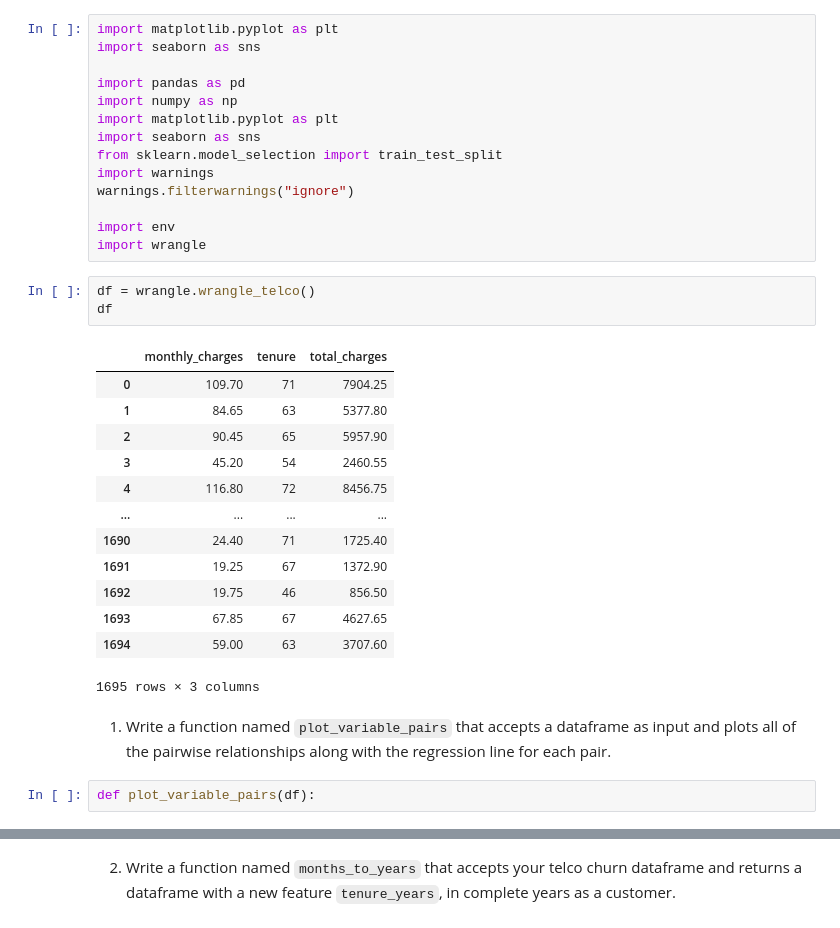
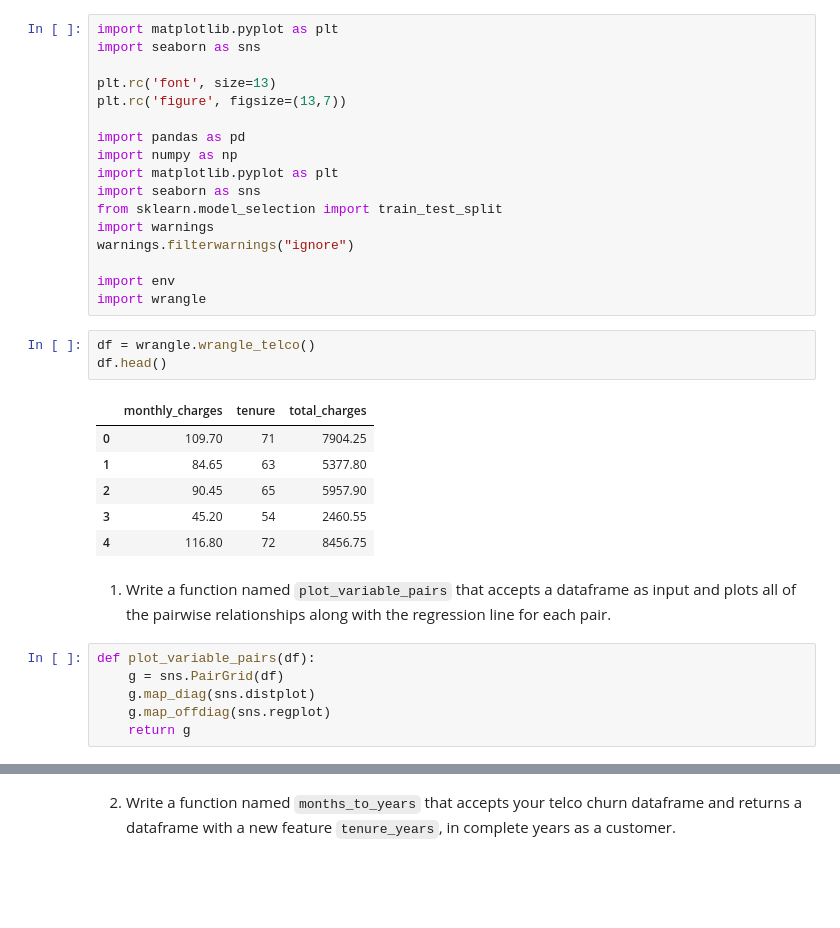
Before and after one commit to Brandon-Martinez27/regression-exercises, a Jupyter notebook: explore_telco.ipynb, the cells around one changed output, grey strips where cells are left out. Drawn from its saved outputs; the diff is of its cells as text; blank space fills up the shorter version.

```diff
--- a/explore_telco.ipynb
+++ b/explore_telco.ipynb
@@ -1,6 +1,9 @@
 # %%
 import matplotlib.pyplot as plt
 import seaborn as sns
+
+plt.rc('font', size=13)
+plt.rc('figure', figsize=(13,7))
 
 import pandas as pd
 import numpy as np
@@ -14,22 +17,19 @@ import env
 import wrangle
 # %%
 df = wrangle.wrangle_telco()
-df
+df.head()
 # %% [output]
 |  | monthly_charges | tenure | total_charges |
 | 0 | 109.70 | 71 | 7904.25 |
 | 1 | 84.65 | 63 | 5377.80 |
 | 2 | 90.45 | 65 | 5957.90 |
 | 3 | 45.20 | 54 | 2460.55 |
 | 4 | 116.80 | 72 | 8456.75 |
-| ... | ... | ... | ... |
-| 1690 | 24.40 | 71 | 1725.40 |
-| 1691 | 19.25 | 67 | 1372.90 |
-| 1692 | 19.75 | 46 | 856.50 |
-| 1693 | 67.85 | 67 | 4627.65 |
-| 1694 | 59.00 | 63 | 3707.60 |
-1695 rows × 3 columns
 # %% [markdown]
 1. Write a function named `plot_variable_pairs` that accepts a dataframe as input and plots all of the pairwise relationships along with the regression line for each pair.
-# %%
-def plot_variable_pairs(df):
+# %%
+def plot_variable_pairs(df):
+    g = sns.PairGrid(df)
+    g.map_diag(sns.distplot)
+    g.map_offdiag(sns.regplot)
+    return g
```
Also changed, not shown: parts of 23 cells of this notebook, 1 other file.
